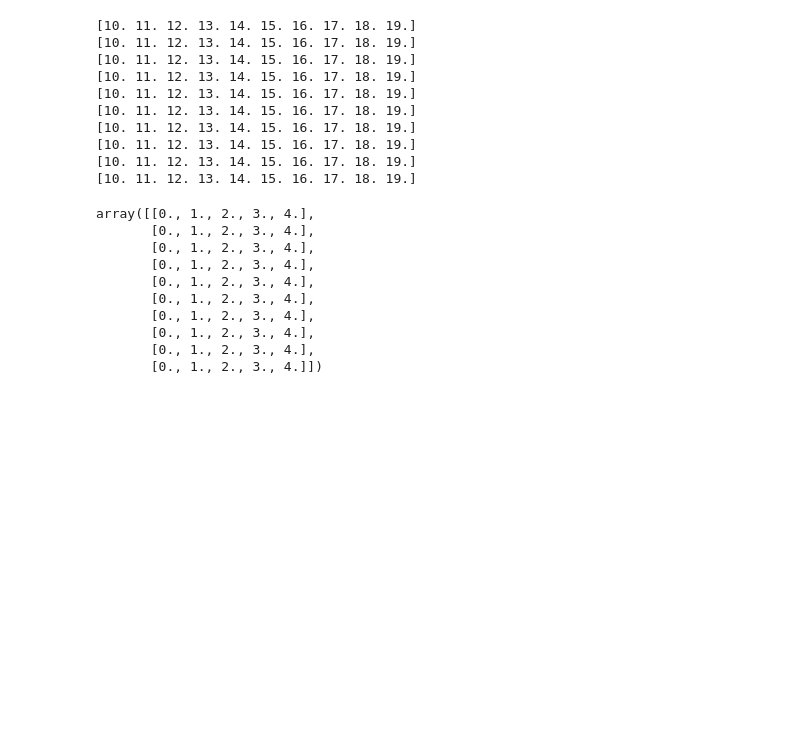
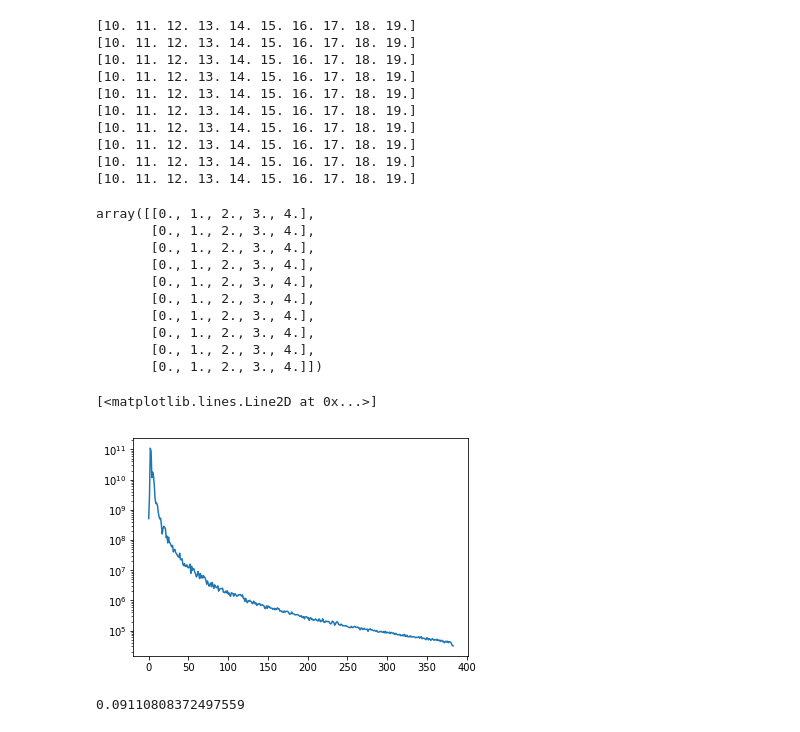
Before and after one commit to acwgough/foreground_moments, a Jupyter notebook: 2019-08-15 testing wigner.ipynb, the cells around one changed output. Drawn from its saved outputs; the diff is of its cells as text; code cells hidden in the pictures; blank space fills up the shorter version.

```diff
--- a/2019-08-15 testing wigner.ipynb
+++ b/2019-08-15 testing wigner.ipynb
@@ -159,3 +186,6 @@ array([[0., 1., 2., 3., 4.],
        [0., 1., 2., 3., 4.],
        [0., 1., 2., 3., 4.],
        [0., 1., 2., 3., 4.]])
+# %%
+#load in some data
+PS_data = ff.PS_data(freqs, A, alpha, beta, gamma)
@@ -161,0 +194,13 @@ array([[0., 1., 2., 3., 4.],
+# %%
+semilogy(ells,PS_data[0])
+# %% [output]
+[<matplotlib.lines.Line2D at 0x...>]
+[figure, added]
+# %%
+start=time.time()
+mom00 = ff.auto0x0(freqs)
+mom11 = ff.auto1x1(freqs)
+print(time.time()-start)
+# mom02 = ff.auto0x2(freqs)
+# %% [output]
+0.09110808372497559
```
Also changed, not shown: parts of 10 cells of this notebook, 2 other files.
